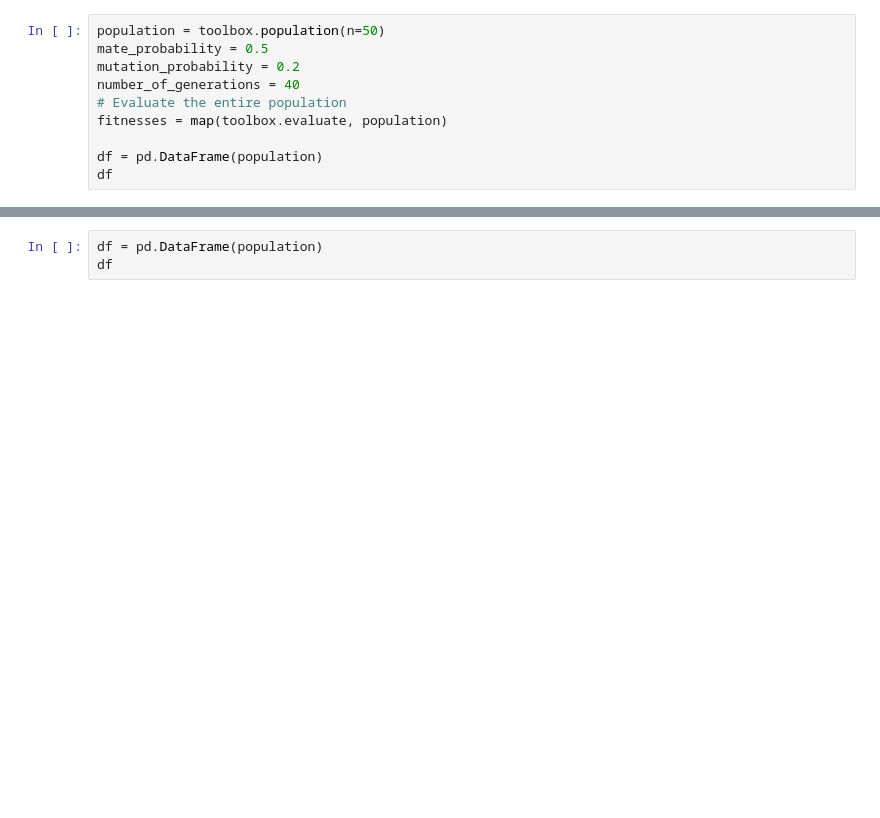
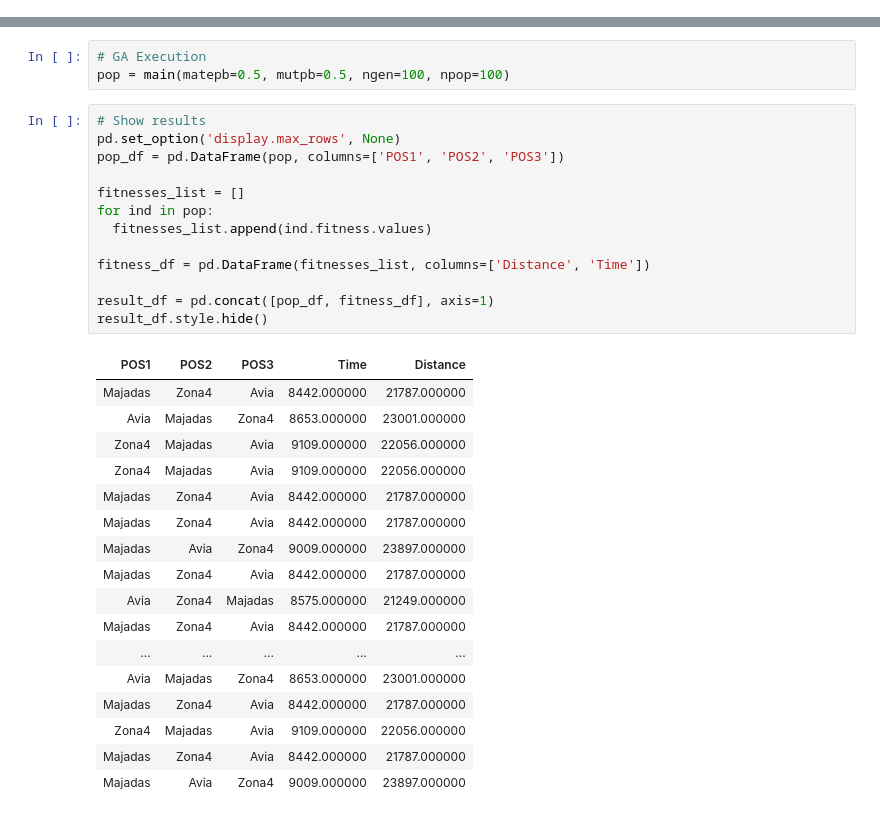
Before and after one commit to josue0ghost/Routing-Genetic-Algorithm, a Jupyter notebook: main.ipynb, the cells around one changed output, grey strips where cells are left out. Saved outputs shown, nothing was run; the diff lists cells and outputs as text; blank space fills up the shorter version.

```diff
--- a/main.ipynb
+++ b/main.ipynb
@@ -32,10 +11,0 @@ toolbox.register("evaluate", evaluate)
-# %%
-population = toolbox.population(n=50)
-mate_probability = 0.5
-mutation_probability = 0.2
-number_of_generations = 40
-# Evaluate the entire population
-fitnesses = map(toolbox.evaluate, population)
-
-df = pd.DataFrame(population)
-df
@@ -75,3 +124,34 @@ for generation in range(number_of_generations):
-# %%
-df = pd.DataFrame(population)
-df
+# %%
+# GA Execution
+pop = main(matepb=0.5, mutpb=0.5, ngen=100, npop=100)
+# %%
+# Show results
+pd.set_option('display.max_rows', None)
+pop_df = pd.DataFrame(pop, columns=['POS1', 'POS2', 'POS3'])
+
+fitnesses_list = []
+for ind in pop:
+  fitnesses_list.append(ind.fitness.values)
+
+fitness_df = pd.DataFrame(fitnesses_list, columns=['Distance', 'Time'])
+
+result_df = pd.concat([pop_df, fitness_df], axis=1)
+result_df.style.hide()
+# %% [output]
+| POS1 | POS2 | POS3 | Time | Distance |
+| Majadas | Zona4 | Avia | 8442.000000 | 21787.000000 |
+| Avia | Majadas | Zona4 | 8653.000000 | 23001.000000 |
+| Zona4 | Majadas | Avia | 9109.000000 | 22056.000000 |
+| Zona4 | Majadas | Avia | 9109.000000 | 22056.000000 |
+| Majadas | Zona4 | Avia | 8442.000000 | 21787.000000 |
+| Majadas | Zona4 | Avia | 8442.000000 | 21787.000000 |
+| Majadas | Avia | Zona4 | 9009.000000 | 23897.000000 |
+| Majadas | Zona4 | Avia | 8442.000000 | 21787.000000 |
+| Avia | Zona4 | Majadas | 8575.000000 | 21249.000000 |
+| Majadas | Zona4 | Avia | 8442.000000 | 21787.000000 |
+| ... | ... | ... | ... | ... |
+| Avia | Majadas | Zona4 | 8653.000000 | 23001.000000 |
+| Majadas | Zona4 | Avia | 8442.000000 | 21787.000000 |
+| Zona4 | Majadas | Avia | 9109.000000 | 22056.000000 |
+| Majadas | Zona4 | Avia | 8442.000000 | 21787.000000 |
+| Majadas | Avia | Zona4 | 9009.000000 | 23897.000000 |
```
Also changed, not shown: parts of 10 cells of this notebook, 1 other file.
